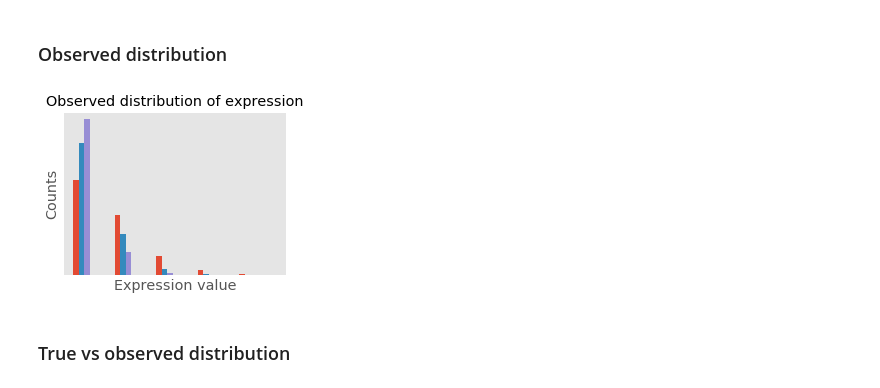
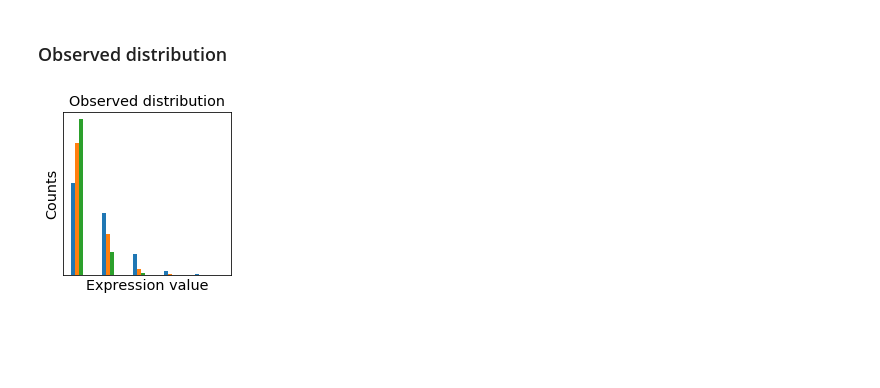
Before and after one commit to yelabucsf/scrna-parameter-estimation, a Jupyter notebook: examples/simulation/figure_generation/diagram_figures.ipynb, the cells around one changed output. Saved outputs shown, nothing was run; the diff lists cells and outputs as text; code cells hidden in the pictures; blank space fills up the shorter version.

```diff
--- a/examples/simulation/figure_generation/diagram_figures.ipynb
+++ b/examples/simulation/figure_generation/diagram_figures.ipynb
@@ -10,7 +10,7 @@ import matplotlib.pyplot as plt
 import matplotlib.pylab as pylab
 import scipy as sp
 import pandas as pd
-plt.style.use('ggplot')
+#plt.style.use('ggplot')
 # %%
 from scipy.stats import multivariate_normal
 # %%
@@ -143,20 +151,18 @@ observed_data_1 = toy_rv().rvs(n=latent_data_1, p=0.05)
 observed_data_2 = toy_rv().rvs(n=latent_data_2, p=0.05)
 observed_data_3 = toy_rv().rvs(n=latent_data_3, p=0.05)
 # %%
-fig = plt.figure(figsize=(4, 3));
+fig = plt.figure(figsize=(3, 3));
 
 plt.hist([
     observed_data_1,
     observed_data_2,
     observed_data_3
 ])
 plt.xticks([])
 plt.yticks([])
 plt.xlabel('Expression value');
 plt.ylabel('Counts');
-plt.title('Observed distribution of expression')
-plt.savefig('/wynton/group/ye/mincheol/parameter_estimation/figures/three_gene_obs.pdf')
+plt.title('Observed distribution')
+plt.savefig('three_gene_obs.pdf', bbox='tight')
 # %% [output]
-[figure, old version]
+[figure, new version]
-# %% [markdown]
-### True vs observed distribution
```
Also changed, not shown: parts of 9 cells of this notebook, 12 other files.
